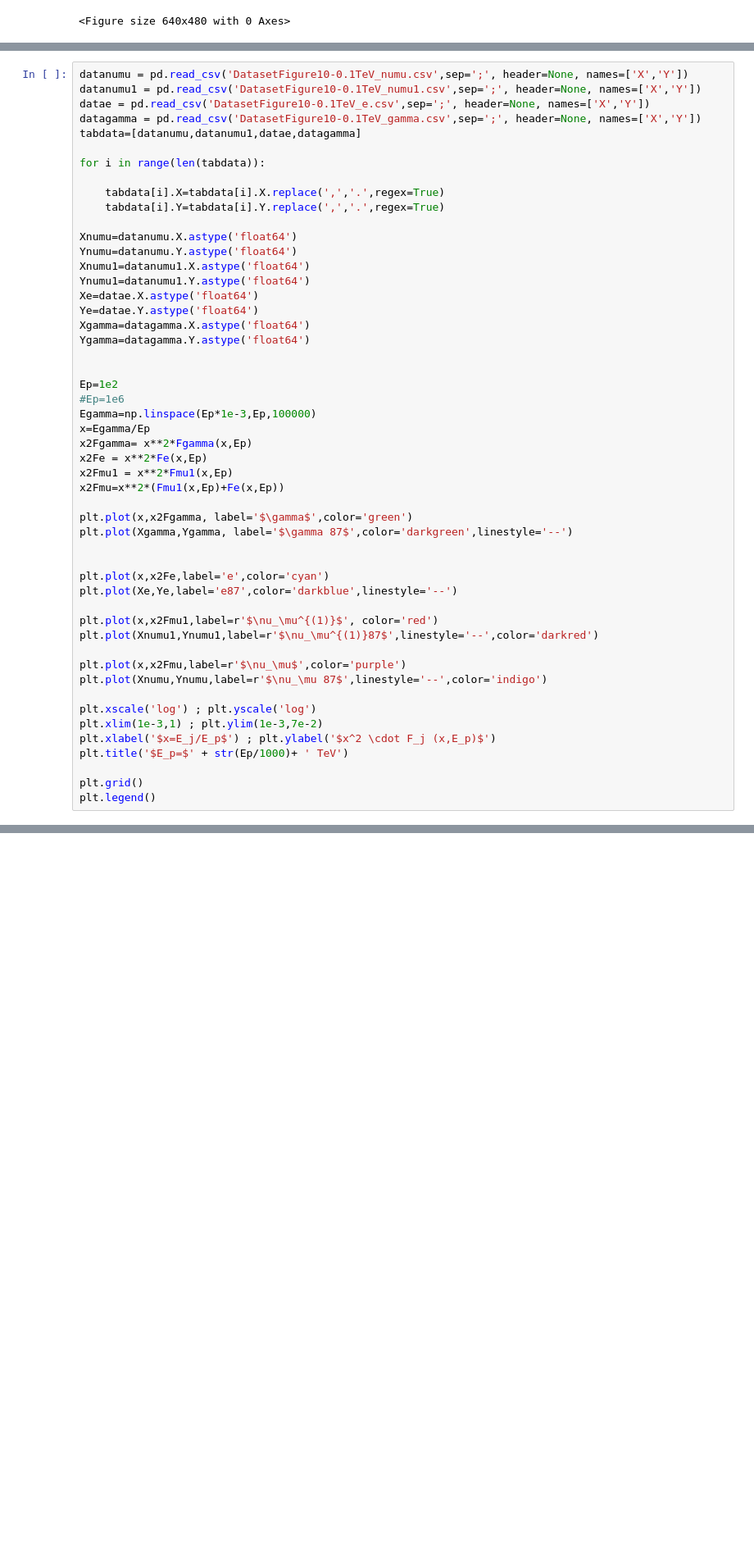
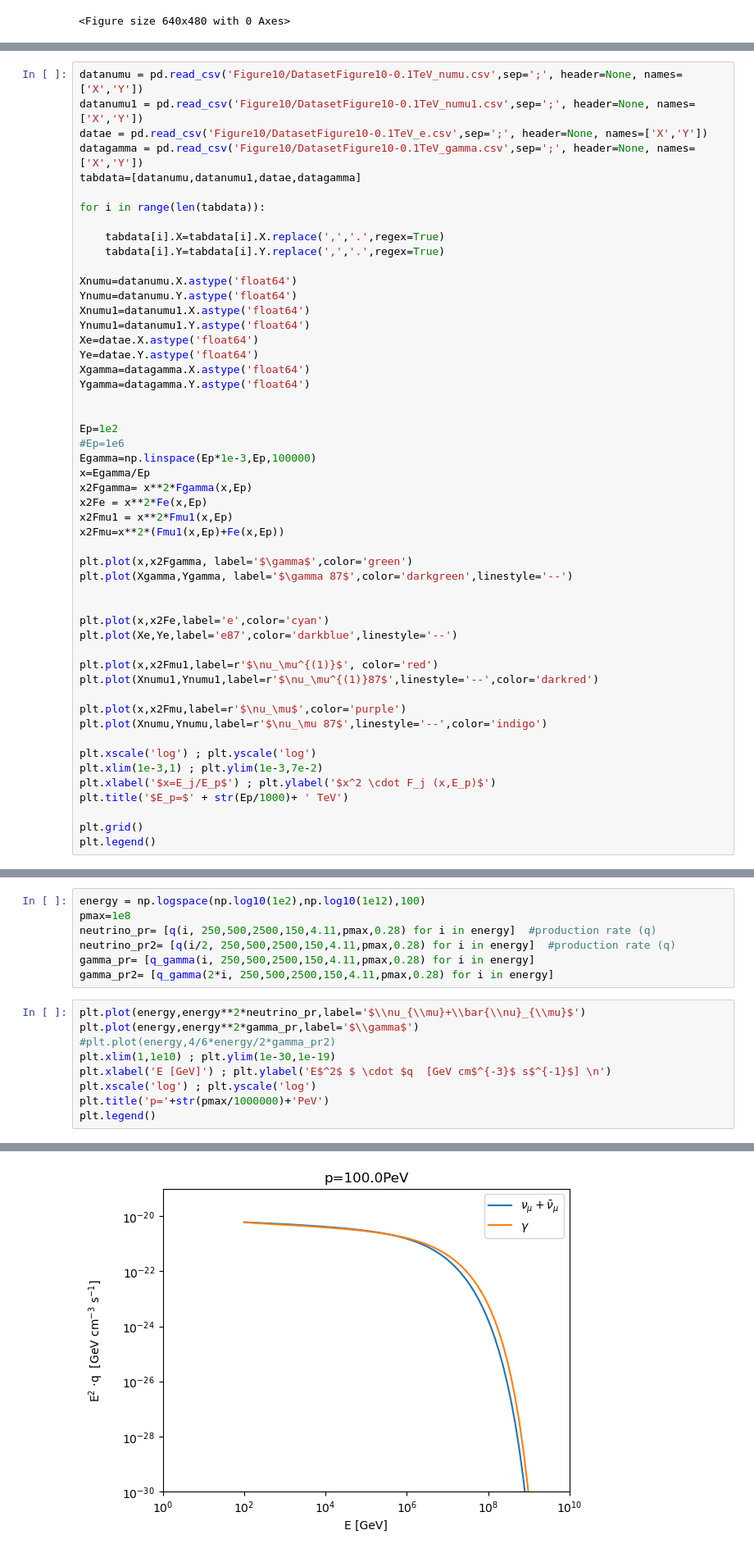
Before and after one commit to VictorCourvoisierGernigon/neutrino-gamma-flux-GOALS-galaxies, a Jupyter notebook: Tests.ipynb, the cells around one changed output, grey strips where cells are left out. Shown at 82% size. Saved outputs shown, nothing was run; the diff lists cells and outputs as text; blank space fills up the shorter version.

```diff
--- a/Tests.ipynb
+++ b/Tests.ipynb
@@ -188,8 +319,8 @@ plt.show()
 # %%
-datanumu = pd.read_csv('DatasetFigure10-0.1TeV_numu.csv',sep=';', header=None, names=['X','Y'])
-datanumu1 = pd.read_csv('DatasetFigure10-0.1TeV_numu1.csv',sep=';', header=None, names=['X','Y'])
-datae = pd.read_csv('DatasetFigure10-0.1TeV_e.csv',sep=';', header=None, names=['X','Y'])
-datagamma = pd.read_csv('DatasetFigure10-0.1TeV_gamma.csv',sep=';', header=None, names=['X','Y'])
+datanumu = pd.read_csv('Figure10/DatasetFigure10-0.1TeV_numu.csv',sep=';', header=None, names=['X','Y'])
+datanumu1 = pd.read_csv('Figure10/DatasetFigure10-0.1TeV_numu1.csv',sep=';', header=None, names=['X','Y'])
+datae = pd.read_csv('Figure10/DatasetFigure10-0.1TeV_e.csv',sep=';', header=None, names=['X','Y'])
+datagamma = pd.read_csv('Figure10/DatasetFigure10-0.1TeV_gamma.csv',sep=';', header=None, names=['X','Y'])
 tabdata=[datanumu,datanumu1,datae,datagamma]
 
 for i in range(len(tabdata)):
@@ -294,3 +429,20 @@ plt.legend()
 # %% [output]
 <matplotlib.legend.Legend at 0x...>
 [figure]
+# %%
+energy = np.logspace(np.log10(1e2),np.log10(1e12),100)
+pmax=1e8
+neutrino_pr= [q(i, 250,500,2500,150,4.11,pmax,0.28) for i in energy]  #production rate (q)
+neutrino_pr2= [q(i/2, 250,500,2500,150,4.11,pmax,0.28) for i in energy]  #production rate (q)
+gamma_pr= [q_gamma(i, 250,500,2500,150,4.11,pmax,0.28) for i in energy]
+gamma_pr2= [q_gamma(2*i, 250,500,2500,150,4.11,pmax,0.28) for i in energy]
+# %%
+plt.plot(energy,energy**2*neutrino_pr,label='$\\nu_{\\mu}+\\bar{\\nu}_{\\mu}$')
+plt.plot(energy,energy**2*gamma_pr,label='$\\gamma$')
+#plt.plot(energy,4/6*energy/2*gamma_pr2)
+plt.xlim(1,1e10) ; plt.ylim(1e-30,1e-19)
+plt.xlabel('E [GeV]') ; plt.ylabel('E$^2$ $ \cdot $q  [GeV cm$^{-3}$ s$^{-1}$] \n')
+plt.xscale('log') ; plt.yscale('log')
+plt.title('p='+str(pmax/1000000)+'PeV')
+plt.legend()
+# %% [output]
@@ -296,0 +450 @@ plt.legend()
+[figure, added]
```
Also changed, not shown: parts of 28 cells of this notebook.
